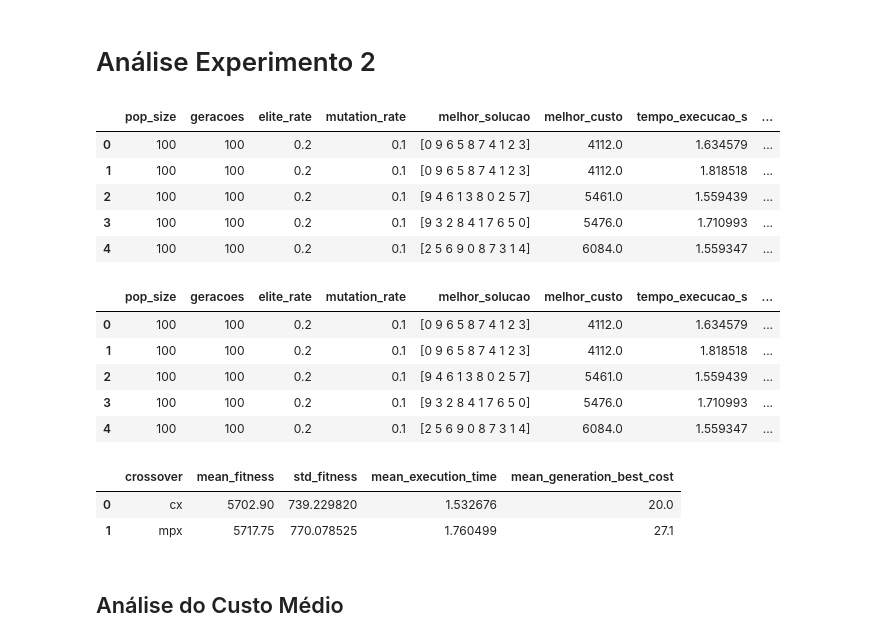
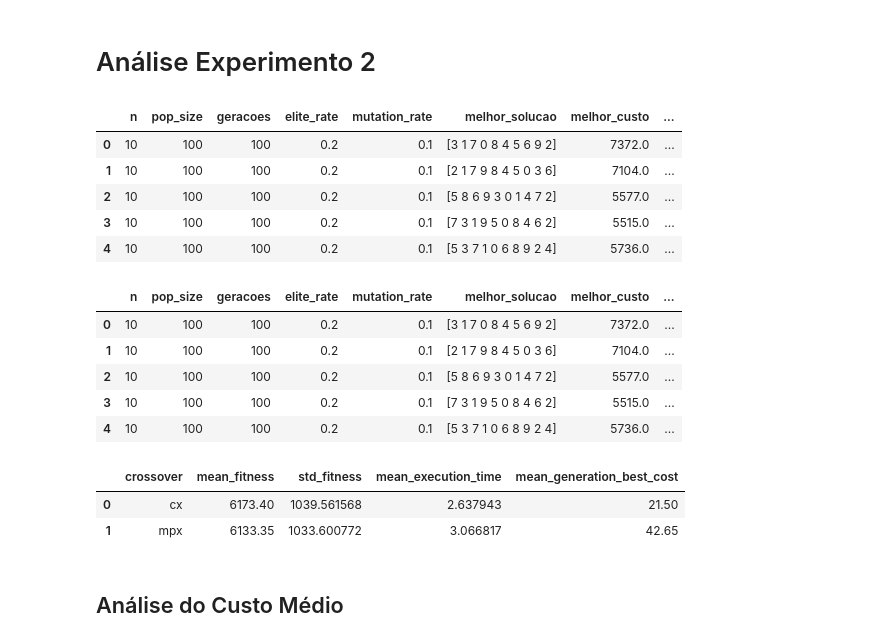
Before and after one commit to lucasgabrielbritosilveira/IA-AlgoritmosGeneticos, a Jupyter notebook: results/experimento2.ipynb, the cells around one changed output. Saved outputs shown, nothing was run; the diff lists cells and outputs as text; code cells hidden in the pictures.

```diff
--- a/results/experimento2.ipynb
+++ b/results/experimento2.ipynb
@@ -3,18 +3,18 @@
 # %%
 import pandas as pd
 
-caminho_csv = './resultados_experimento2.csv'
+caminho_csv = './resultados_experimento2MOCADO.csv'
 
 df = pd.read_csv(caminho_csv)
 
 df.head()
 # %% [output]
-|  | pop_size | geracoes | elite_rate | mutation_rate | melhor_solucao | melhor_custo | tempo_execucao_s | ... |
-| 0 | 100 | 100 | 0.2 | 0.1 | [0 9 6 5 8 7 4 1 2 3] | 4112.0 | 1.634579 | ... |
-| 1 | 100 | 100 | 0.2 | 0.1 | [0 9 6 5 8 7 4 1 2 3] | 4112.0 | 1.818518 | ... |
-| 2 | 100 | 100 | 0.2 | 0.1 | [9 4 6 1 3 8 0 2 5 7] | 5461.0 | 1.559439 | ... |
-| 3 | 100 | 100 | 0.2 | 0.1 | [9 3 2 8 4 1 7 6 5 0] | 5476.0 | 1.710993 | ... |
-| 4 | 100 | 100 | 0.2 | 0.1 | [2 5 6 9 0 8 7 3 1 4] | 6084.0 | 1.559347 | ... |
+|  | n | pop_size | geracoes | elite_rate | mutation_rate | melhor_solucao | melhor_custo | ... |
+| 0 | 10 | 100 | 100 | 0.2 | 0.1 | [3 1 7 0 8 4 5 6 9 2] | 7372.0 | ... |
+| 1 | 10 | 100 | 100 | 0.2 | 0.1 | [2 1 7 9 8 4 5 0 3 6] | 7104.0 | ... |
+| 2 | 10 | 100 | 100 | 0.2 | 0.1 | [5 8 6 9 3 0 1 4 7 2] | 5577.0 | ... |
+| 3 | 10 | 100 | 100 | 0.2 | 0.1 | [7 3 1 9 5 0 8 4 6 2] | 5515.0 | ... |
+| 4 | 10 | 100 | 100 | 0.2 | 0.1 | [5 3 7 1 0 6 8 9 2 4] | 5736.0 | ... |
 # %%
 import ast
 
@@ -28,12 +28,12 @@ config_df.rename(columns={'selection': 'selection_type', 'crossover': 'crossover
 df_expanded = pd.concat([df.drop(columns=['configuracao']), config_df], axis=1)
 df_expanded.head()
 # %% [output]
-|  | pop_size | geracoes | elite_rate | mutation_rate | melhor_solucao | melhor_custo | tempo_execucao_s | ... |
-| 0 | 100 | 100 | 0.2 | 0.1 | [0 9 6 5 8 7 4 1 2 3] | 4112.0 | 1.634579 | ... |
-| 1 | 100 | 100 | 0.2 | 0.1 | [0 9 6 5 8 7 4 1 2 3] | 4112.0 | 1.818518 | ... |
-| 2 | 100 | 100 | 0.2 | 0.1 | [9 4 6 1 3 8 0 2 5 7] | 5461.0 | 1.559439 | ... |
-| 3 | 100 | 100 | 0.2 | 0.1 | [9 3 2 8 4 1 7 6 5 0] | 5476.0 | 1.710993 | ... |
-| 4 | 100 | 100 | 0.2 | 0.1 | [2 5 6 9 0 8 7 3 1 4] | 6084.0 | 1.559347 | ... |
+|  | n | pop_size | geracoes | elite_rate | mutation_rate | melhor_solucao | melhor_custo | ... |
+| 0 | 10 | 100 | 100 | 0.2 | 0.1 | [3 1 7 0 8 4 5 6 9 2] | 7372.0 | ... |
+| 1 | 10 | 100 | 100 | 0.2 | 0.1 | [2 1 7 9 8 4 5 0 3 6] | 7104.0 | ... |
+| 2 | 10 | 100 | 100 | 0.2 | 0.1 | [5 8 6 9 3 0 1 4 7 2] | 5577.0 | ... |
+| 3 | 10 | 100 | 100 | 0.2 | 0.1 | [7 3 1 9 5 0 8 4 6 2] | 5515.0 | ... |
+| 4 | 10 | 100 | 100 | 0.2 | 0.1 | [5 3 7 1 0 6 8 9 2 4] | 5736.0 | ... |
 # %%
 fitness_means = df_expanded.groupby('crossover')['melhor_custo'].mean().reset_index(name='mean_fitness')
 fitness_stds = df_expanded.groupby('crossover')['melhor_custo'].std().reset_index(name='std_fitness')
@@ -48,8 +48,8 @@ analysis_summary = fitness_means.merge(fitness_stds, on='crossover') \
 analysis_summary
 # %% [output]
 |  | crossover | mean_fitness | std_fitness | mean_execution_time | mean_generation_best_cost |
-| 0 | cx | 5702.90 | 739.229820 | 1.532676 | 20.0 |
-| 1 | mpx | 5717.75 | 770.078525 | 1.760499 | 27.1 |
+| 0 | cx | 6173.40 | 1039.561568 | 2.637943 | 21.50 |
+| 1 | mpx | 6133.35 | 1033.600772 | 3.066817 | 42.65 |
 # %% [markdown]
 ## Análise do Custo Médio
 # %%
```
Also changed, not shown: parts of 5 cells of this notebook, 13 other files.
